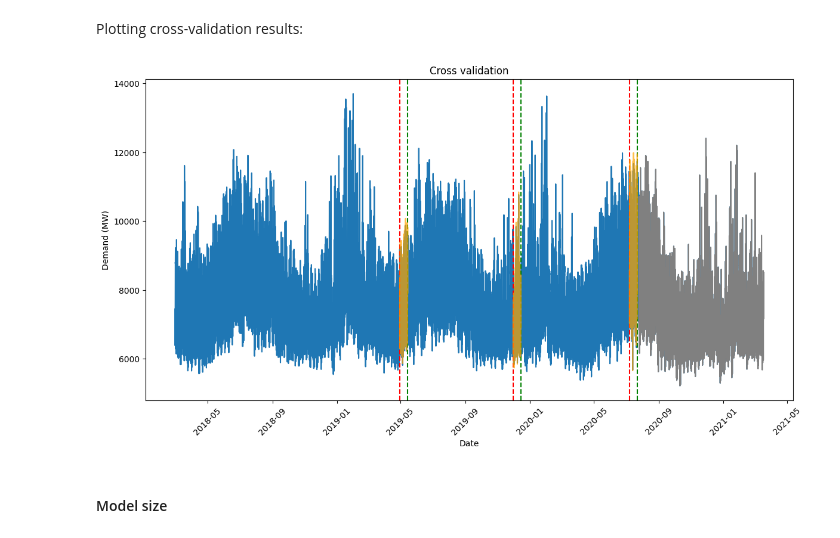
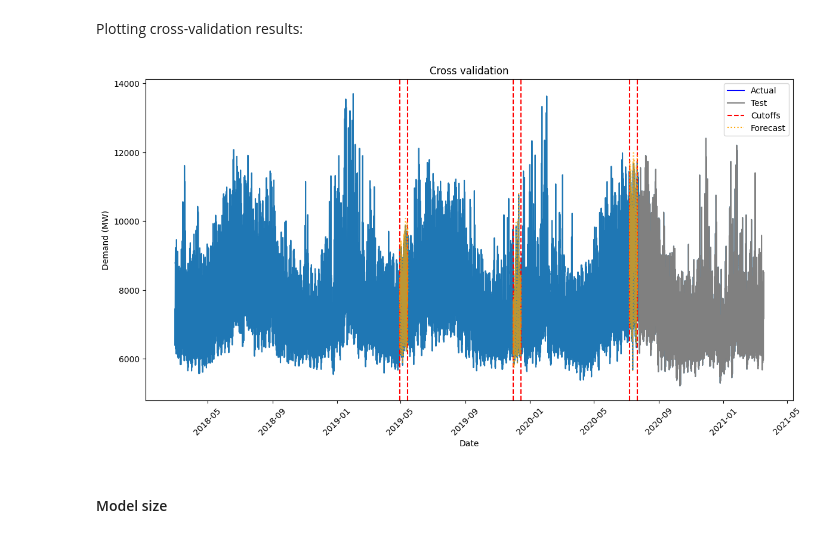
Before and after one commit to rushmila/Group3_ZZSC9020_electricity_demand_forecasting, a Jupyter notebook: src/4_Model_Prophet.ipynb, the cells around one changed output. Cells and saved outputs as stored; diff of their text form; code cells hidden in the pictures.

```diff
--- a/src/4_Model_Prophet.ipynb
+++ b/src/4_Model_Prophet.ipynb
@@ -649,27 +644,35 @@ Plotting cross-validation results:
 # %%
 #plot the crossvalidation results
 plt.figure(figsize=(14, 7))
 plt.plot(df_model['ds'], df_model['y'])
 plt.plot(test['ds'], test['y'], color='grey')
 plt.xlabel('Date')
 plt.xticks(rotation=45)
 plt.ylabel('Demand (MW)')
 #draw vertical lines for the cutoffs
 for cutoff in cutoffs:
     plt.axvline(x=cutoff, color='red', linestyle='--')
 #draw vertical lines for the horizon
-plt.axvline(x=cutoffs[0] + pd.Timedelta('15 days'), color='green', linestyle='--')
-plt.axvline(x=cutoffs[1] + pd.Timedelta('15 days'), color='green', linestyle='--')
-plt.axvline(x=cutoffs[2] + pd.Timedelta('15 days'), color='green', linestyle='--')
+plt.axvline(x=cutoffs[0] + pd.Timedelta('15 days'), color='red', linestyle='--')
+plt.axvline(x=cutoffs[1] + pd.Timedelta('15 days'), color='red', linestyle='--')
+plt.axvline(x=cutoffs[2] + pd.Timedelta('15 days'), color='red', linestyle='--')
 
 
 #plot forecast for the horizon for each cutoff
 for cutoff in cutoffs:
-    plt.plot(df_cv[df_cv['cutoff'] == cutoff]['ds'], df_cv[df_cv['cutoff'] == cutoff]['yhat'], color='orange', alpha=0.7)
+    plt.plot(df_cv[df_cv['cutoff'] == cutoff]['ds'], df_cv[df_cv['cutoff'] == cutoff]['yhat'], color='orange', linestyle=':', alpha=0.7)
 plt.title('Cross validation')
+# plt.legend(['Actual', 'Test', 'Cutoffs', 'Forecast'])
+# Create legend handles and labels
+handles = [plt.Line2D([0], [0], color='blue', label='Actual'), plt.Line2D([0], [0], color='grey', label='Test'), plt.Line2D([0], [0], color='red', linestyle='--', label='Cutoffs'), plt.Line2D([0], [0], color='orange', linestyle=':', label='Forecast')]
+# handles = [Actual, Cutoffs]
+labels = ['Actual', 'Test', 'Cutoffs', 'Forecast']
+
+# Add legend
+plt.legend(handles=handles, labels=labels)
 plt.show()
 # %% [output]
-[figure, old version]
+[figure, new version]
 # %% [markdown]
 #### Model size
 # %%
```
Also changed, not shown: parts of 9 cells of this notebook, 2 other files.
